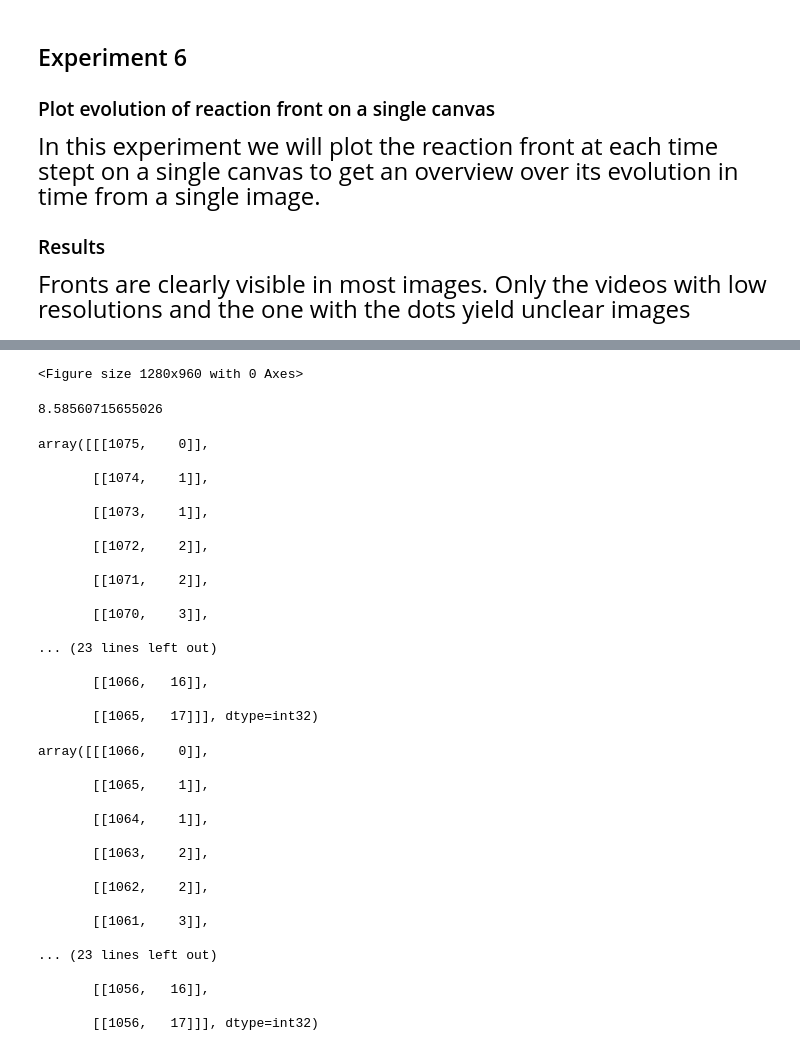
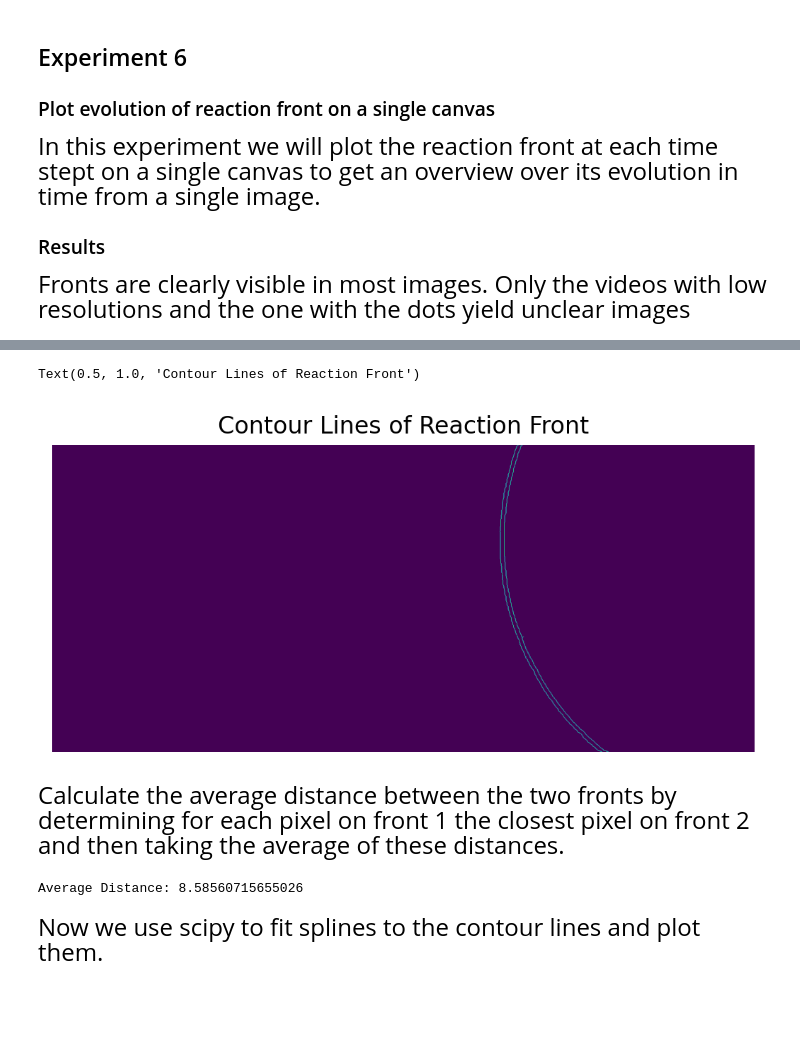
Before and after one commit to c3di/PropaTrack, a Jupyter notebook: experiments.ipynb, the cells around one changed output, grey strips where cells are left out. Saved outputs shown, nothing was run; the diff lists cells and outputs as text; code cells hidden in the pictures; blank space fills up the shorter version.

```diff
--- a/experiments.ipynb
+++ b/experiments.ipynb
@@ -348,60 +354,29 @@ from scipy.spatial.distance import cdist
 # %%
 frames = get_video_frames("videos/double_c_shape.mp4")
+footprint = morphology.disk(3)
 # Initialize the front
 h, w = frames[0].shape
 front =  np.zeros((h, w), dtype=np.uint8)
 fronts = []
 for i, _ in tqdm(enumerate(frames[:-1])):
     front = front_from_frames(frames[i], frames[i+1], footprint)
     fronts.append(front)
+
+fig = plt.figure(dpi=200)
+image = fronts[66] + fronts[67]
+plt.imshow(image)
+plt.axis("off")
+plt.title("Contour Lines of Reaction Front")
+# %% [output]
+Text(0.5, 1.0, 'Contour Lines of Reaction Front')
+[figure, added]
+# %% [markdown]
+<font size="5">Calculate the average distance between the two fronts by determining for each pixel on front 1 the closest pixel on front 2 and then taking the average of these distances.</font>
 # %%
-fig = plt.figure(dpi=200)
-image = fronts[66] + fronts[67]
 contours, _ = cv2.findContours(image, cv2.RETR_EXTERNAL, cv2.CHAIN_APPROX_NONE)
 distances = cdist(np.squeeze(contours[0]), np.squeeze(contours[1]))
+print(f"Average Distance: {np.mean(np.min(distances, axis=0))}")
 # %% [output]
-<Figure size 1280x960 with 0 Axes>
+Average Distance: 8.58560715655026
-# %%
-np.mean(np.min(distances, axis=0))
-# %% [output]
-8.58560715655026
-# %%
-contours[0][:20]
-# %% [output]
-array([[[1075,    0]],
-
-       [[1074,    1]],
-
-       [[1073,    1]],
-
-       [[1072,    2]],
-
-       [[1071,    2]],
-
-       [[1070,    3]],
-
-... (23 lines left out)
-
-       [[1066,   16]],
-
-       [[1065,   17]]], dtype=int32)
-# %%
-contours[1][:20]
-# %% [output]
-array([[[1066,    0]],
-
-       [[1065,    1]],
-
-       [[1064,    1]],
-
-       [[1063,    2]],
-
-       [[1062,    2]],
-
-       [[1061,    3]],
-
-... (23 lines left out)
-
-       [[1056,   16]],
-
-       [[1056,   17]]], dtype=int32)
+# %% [markdown]
+<font size="5">Now we use scipy to fit splines to the contour lines and plot them.</font>
```
Also changed, not shown: parts of 5 cells of this notebook.
